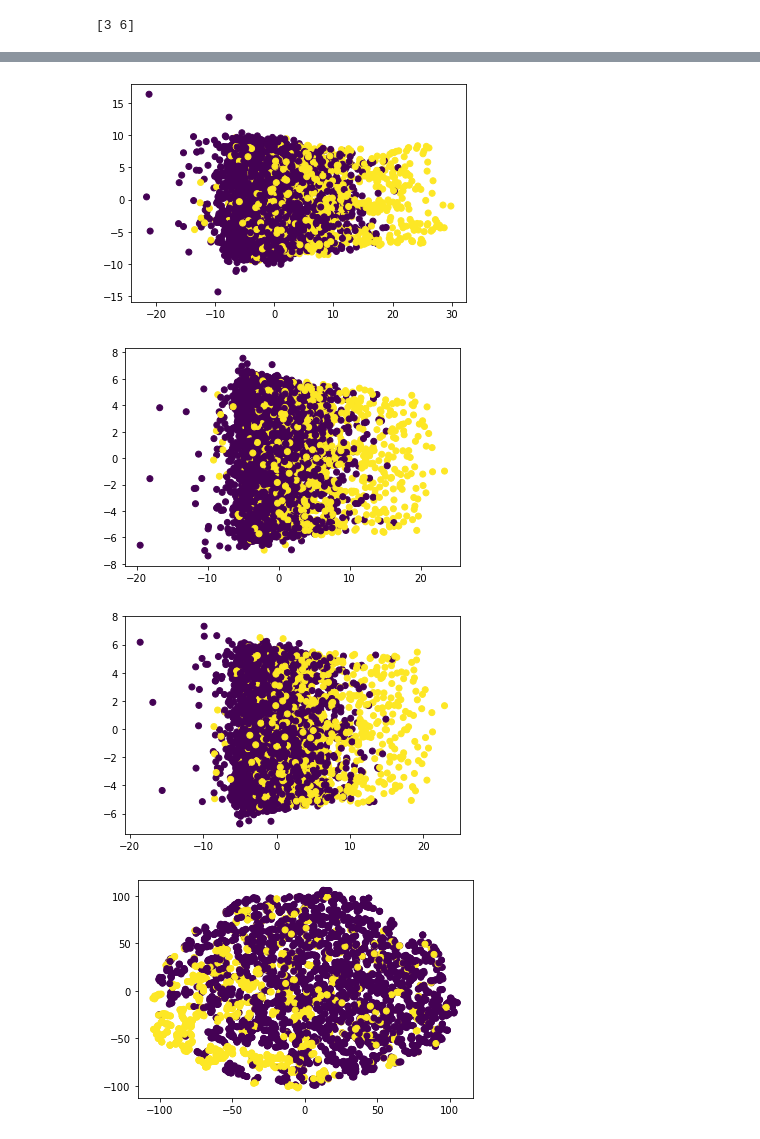
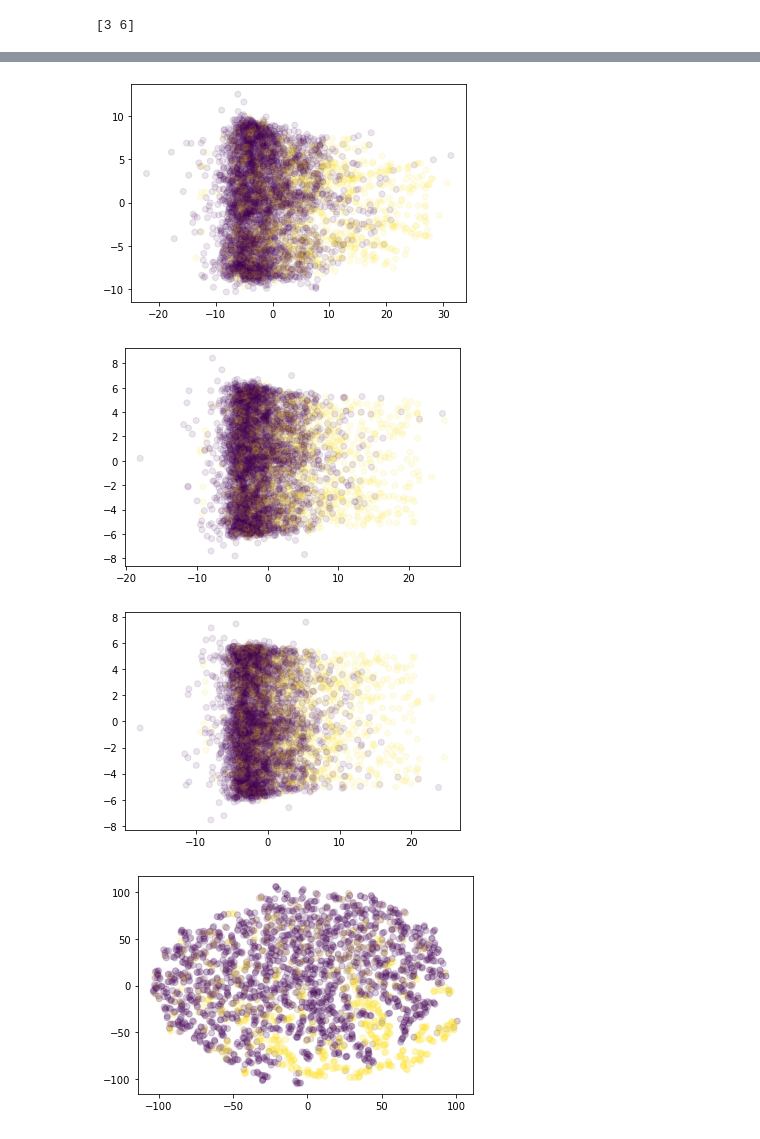
Before and after one commit to dgerosa/astrostatistics_bicocca_2023, a Jupyter notebook: coursework/student_folders/carrie_drake/vu_astr8070_s21_hw6_carriedrake.ipynb, the cells around one changed output, grey strips where cells are left out. Drawn from its saved outputs; the diff is of its cells as text; code cells hidden in the pictures.

```diff
--- a/coursework/student_folders/carrie_drake/vu_astr8070_s21_hw6_carriedrake.ipynb
+++ b/coursework/student_folders/carrie_drake/vu_astr8070_s21_hw6_carriedrake.ipynb
@@ -302,6 +301,7 @@ From above, the two integer labels are 3 and 6. Based on the astroML documentati
 # %%
 #CLD choosing 5000 random int from 0 to number of samples in data
-int_ind = np.random.randint(0, len(data), 5000) #CLD can you reuse the same int?
+int_ind = np.random.choice(range(len(data)), 5000, replace=False)#CLD can you reuse the same int?
+print(len(np.unique(int_ind)))
 
 #CLD transforming the randomly samples data
 X_reduced = pca.transform(X[int_ind])
@@ -376,10 +375,10 @@ iso.fit(samples)
 
 samples_reduced_iso = iso.transform(samples)
 
-plt.scatter(samples_reduced_iso[:,0], samples_reduced_iso[:,1], c=sample_labels)
+plt.scatter(samples_reduced_iso[:,0], samples_reduced_iso[:,1], c=sample_labels, alpha=0.1)
 plt.show();
 # %% [output]
-[figure, old version]
+[figure, new version]
 # %%
 #CLD doing the above but with 50 nearest neighboors
 n = 2
@@ -390,10 +389,10 @@ iso.fit(samples)
 
 samples_reduced_iso = iso.transform(samples)
 
-plt.scatter(samples_reduced_iso[:,0], samples_reduced_iso[:,1], c=sample_labels)
+plt.scatter(samples_reduced_iso[:,0], samples_reduced_iso[:,1], c=sample_labels, alpha=0.1)
 plt.show();
 # %% [output]
-[figure, old version]
+[figure, new version]
 # %%
 #CLD doing the same as above but with 100 nearest neighboors
 n = 2
@@ -404,25 +403,25 @@ iso.fit(samples)
 
 samples_reduced_iso = iso.transform(samples)
 
-plt.scatter(samples_reduced_iso[:,0], samples_reduced_iso[:,1], c=sample_labels)
+plt.scatter(samples_reduced_iso[:,0], samples_reduced_iso[:,1], c=sample_labels, alpha=0.1)
 plt.show();
 # %% [output]
-[figure, old version]
+[figure, new version]
 # %%
 #CLD using the T-SNE reduction method on data set
 from sklearn.manifold import TSNE
 
 n = 2
 perplex = 5 #CLD starting off the perplexity attribute at 5 same as above
 
 tsne = TSNE(n_components=n, perplexity=perplex)
 
 samples_reduced_t = tsne.fit_transform(samples)
 
-plt.scatter(samples_reduced_t[:,0], samples_reduced_t[:,1], c=sample_labels)
+plt.scatter(samples_reduced_t[:,0], samples_reduced_t[:,1], c=sample_labels, alpha=0.1)
 plt.show();
 # %% [output]
-[figure, old version]
+[figure, new version]
 # %%
 #CLD redoing above but with higher perplexity
 n = 2
```
Also changed, not shown: parts of 10 cells of this notebook.
